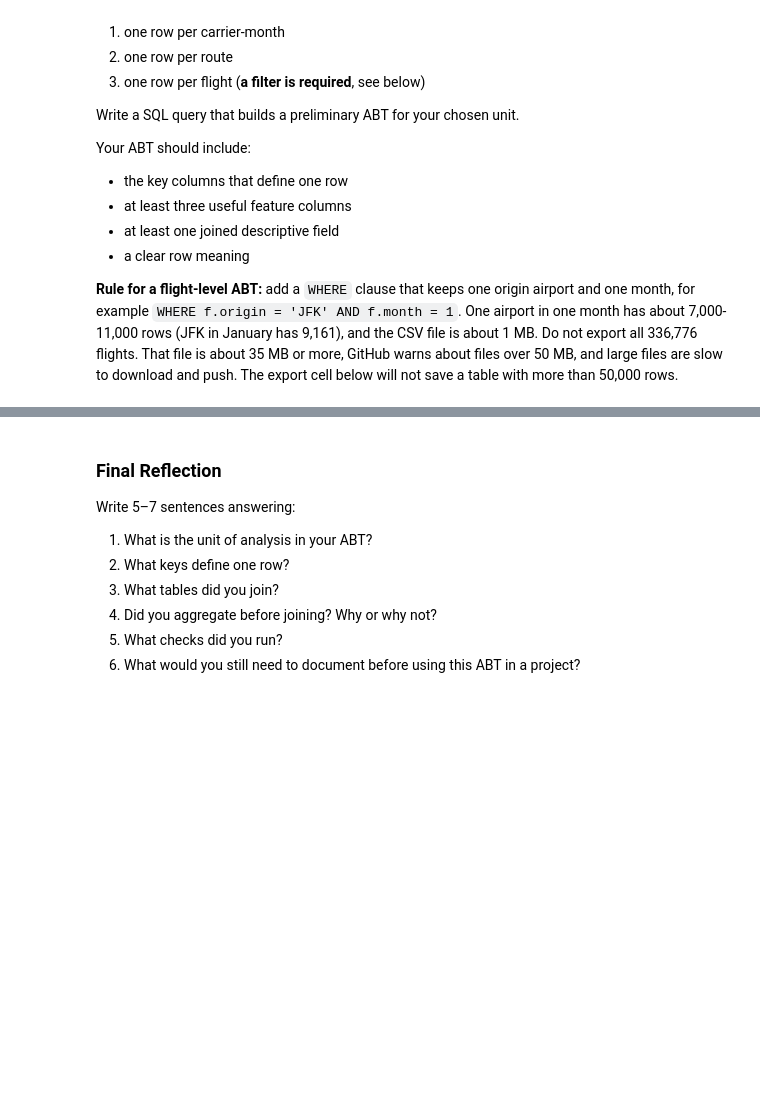
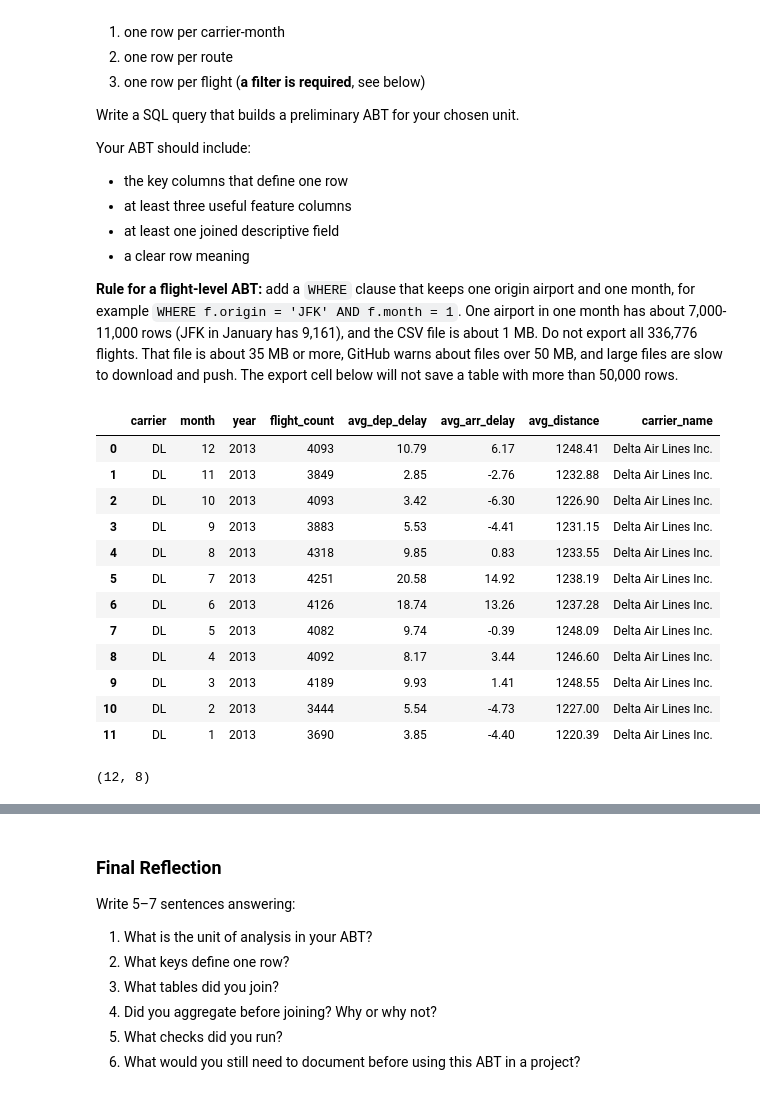
Before and after one commit to MFUTSA/ban6003-week-09-10-sql-abt-matthew-flores, a Jupyter notebook: notebooks/module10_sql_joins_abt_guided_lab.ipynb, the cells around one changed output, grey strips where cells are left out. Cells and saved outputs as stored; diff of their text form; code cells hidden in the pictures; blank space fills up the shorter version.

```diff
--- a/notebooks/module10_sql_joins_abt_guided_lab.ipynb
+++ b/notebooks/module10_sql_joins_abt_guided_lab.ipynb
@@ -870,16 +913,54 @@ Your ABT should include:
 # %%
 # Final Practice
 # Build your preliminary ABT here.
 
+
+# This abt would be useful to look at seasonal trends across multiple years. I know flights only has 2013 data.
+
 query = '''
-
+WITH monthly_flights as (
+    SELECT
+    f.carrier,
+    f.month,
+    f.year,
+    COUNT(*) as flight_count,
+    ROUND(AVG(dep_delay)::numeric, 2)::float AS avg_dep_delay,
+    ROUND(AVG(arr_delay)::numeric, 2)::float AS avg_arr_delay,
+    ROUND(AVG(distance)::numeric, 2)::float AS avg_distance
+    FROM flights f
+    WHERE f.carrier = 'DL'
+    GROUP BY f.carrier, f.month, f.year
+)
+SELECT
+    mf.*,
+    a.name as carrier_name
+FROM monthly_flights mf
+LEFT JOIN airlines AS a
+    ON mf.carrier = a.carrier
 '''
 
 my_abt = run_query(query, engine)
-my_abt.head()
+my_abt.head(100)
+# %% [output]
+|  | carrier | month | year | flight_count | avg_dep_delay | avg_arr_delay | avg_distance | carrier_name |
+| 0 | DL | 12 | 2013 | 4093 | 10.79 | 6.17 | 1248.41 | Delta Air Lines Inc. |
+| 1 | DL | 11 | 2013 | 3849 | 2.85 | -2.76 | 1232.88 | Delta Air Lines Inc. |
+| 2 | DL | 10 | 2013 | 4093 | 3.42 | -6.30 | 1226.90 | Delta Air Lines Inc. |
+| 3 | DL | 9 | 2013 | 3883 | 5.53 | -4.41 | 1231.15 | Delta Air Lines Inc. |
+| 4 | DL | 8 | 2013 | 4318 | 9.85 | 0.83 | 1233.55 | Delta Air Lines Inc. |
+| 5 | DL | 7 | 2013 | 4251 | 20.58 | 14.92 | 1238.19 | Delta Air Lines Inc. |
+| 6 | DL | 6 | 2013 | 4126 | 18.74 | 13.26 | 1237.28 | Delta Air Lines Inc. |
+| 7 | DL | 5 | 2013 | 4082 | 9.74 | -0.39 | 1248.09 | Delta Air Lines Inc. |
+| 8 | DL | 4 | 2013 | 4092 | 8.17 | 3.44 | 1246.60 | Delta Air Lines Inc. |
+| 9 | DL | 3 | 2013 | 4189 | 9.93 | 1.41 | 1248.55 | Delta Air Lines Inc. |
+| 10 | DL | 2 | 2013 | 3444 | 5.54 | -4.73 | 1227.00 | Delta Air Lines Inc. |
+| 11 | DL | 1 | 2013 | 3690 | 3.85 | -4.40 | 1220.39 | Delta Air Lines Inc. |
 # %%
 # Final Practice check 1
 # Check the shape of your ABT.
+my_abt.shape
+# %% [output]
+(12, 8)
 # %%
 # Final Practice check 2
 # Check missing values.
```
Also changed, not shown: parts of 10 cells of this notebook, 1 other file.
